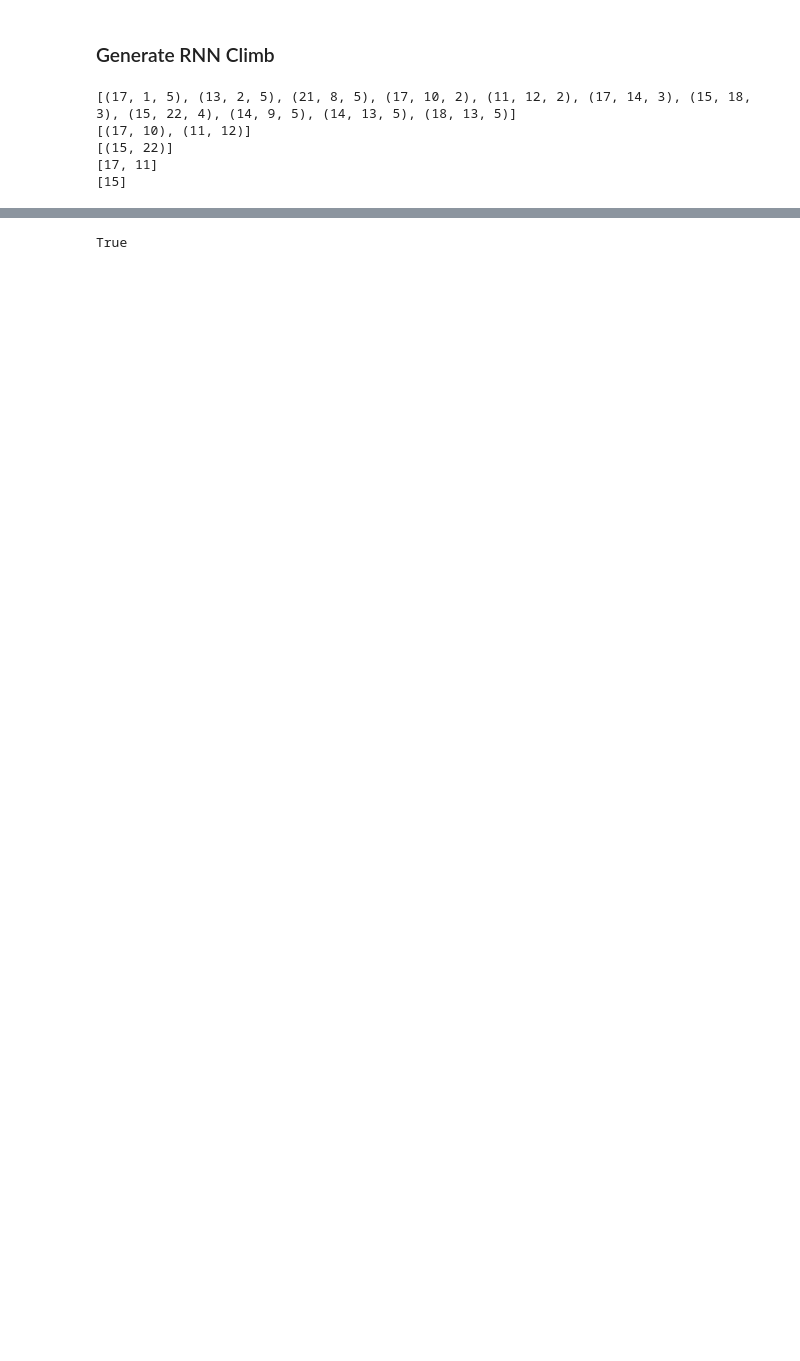
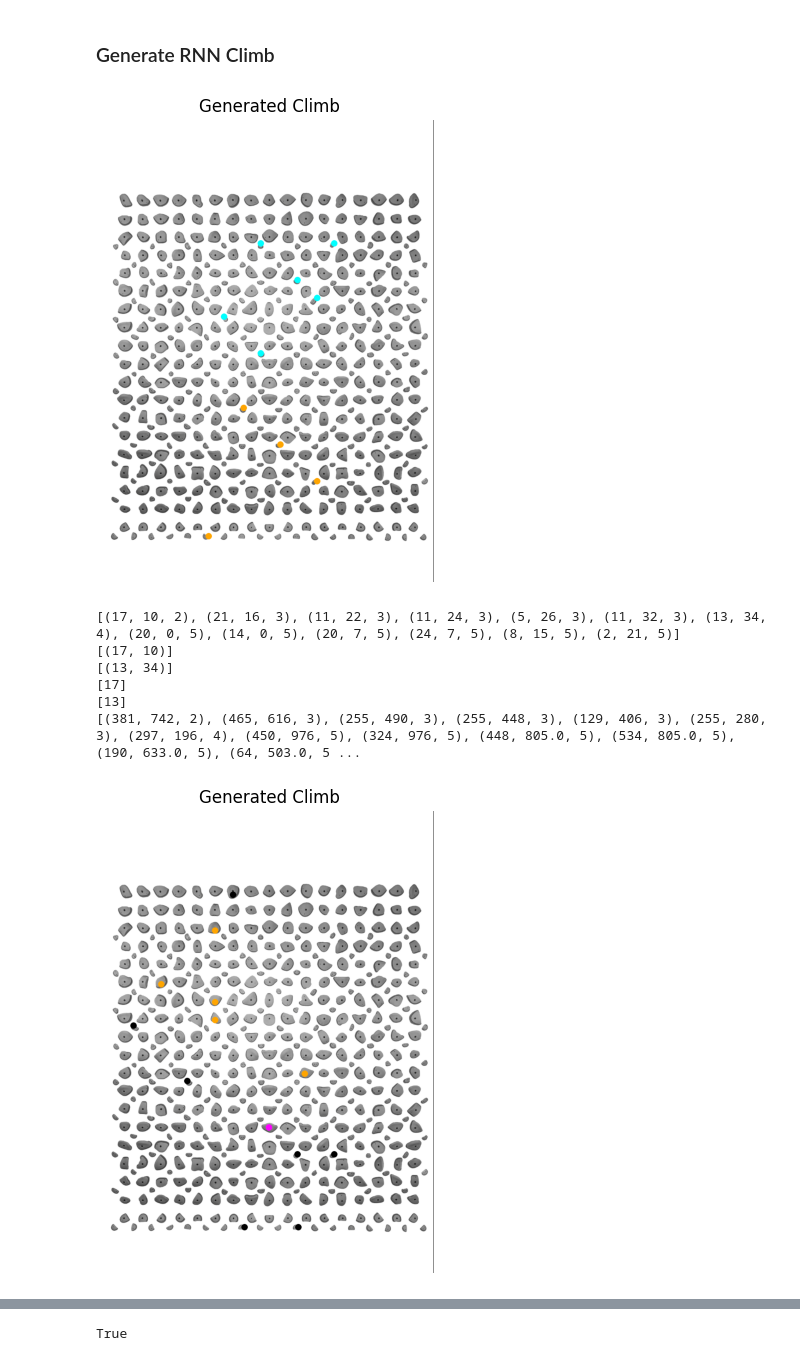
Before and after one commit to ViniciusDugue/KilterBoard-AI, a Jupyter notebook: KilterAI/RNN15_6taskprediction.ipynb, the cells around one changed output, grey strips where cells are left out. Drawn from its saved outputs; the diff is of its cells as text; code cells hidden in the pictures; blank space fills up the shorter version.

```diff
--- a/KilterAI/RNN15_6taskprediction.ipynb
+++ b/KilterAI/RNN15_6taskprediction.ipynb
@@ -104,7 +109,7 @@ filtered_df = merge_filter_climbs(climbs, climb_stats)
 # %%
 filtered_df = filter_climbs(filtered_df, vgrade=-1, angle=-1)
 
-# filtered_df['frames'] = filtered_df['frames'].apply(sort_frame)
+filtered_df['frames'] = filtered_df['frames'].apply(sort_frame)
 filtered_df_to_text_file(filtered_df, file_path='climbs.txt')
 
 
@@ -1206,8 +1209,8 @@ def create_random_climb_image(filtered_df):
 # Assuming you have a DataFrame `filtered_df` and a trained model `model`
 # create_random_climb_image(filtered_df)
 
-# predicted_hold_ids, predicted_vals, generated_hold_class_ids = generate_climb_from_sequence([1459], [3], 10)
-# climb_to_image(predicted_hold_ids, predicted_vals)
+predicted_hold_ids, predicted_vals, generated_hold_class_ids = generate_climb_from_sequence([1459], [3], 10)
+climb_to_image(predicted_hold_ids, predicted_vals)
 
 # def determine_handedness(frame):
 #     triplet_list = frame_to_triplets(frame)
@@ -1227,35 +1230,38 @@ def create_random_climb_image(filtered_df):
 #     avg_start_col = np.mean(start_cols)
 #     avg_finish_col = np.mean(finish_cols)
 
 #     if avg_start_col < avg_finish_col:
 #         return 'right'
 #     else:
 #         return 'left'
 
 def random_climb_handedness(filtered_df):
     if not filtered_df.empty:
         # Select a random row
         random_row = filtered_df.sample(n=1).iloc[0]
 
         # Extract the frame and climb name from the random row
         random_frame = random_row['frames']
         climb_name = random_row['name']  # Adjust this according to the actual column name in your DataFrame
 
         # Determine the handedness of the climb
         handedness = determine_handedness(random_frame)
 
         # Create the image for the random frame
         frame_to_image(random_frame)
 
         # Print the climb name and handedness
         print(f"Climb Name: {climb_name}")
         print(f"Handedness: {handedness.capitalize()}")
     else:
         print("The DataFrame is empty.")
 random_climb_handedness(filtered_df)
 # %% [output]
+[figure, added]
-[(17, 1, 5), (13, 2, 5), (21, 8, 5), (17, 10, 2), (11, 12, 2), (17, 14, 3), (15, 18, 3), (15, 22, 4), (14, 9, 5), (14, 13, 5), (18, 13, 5)]
-[(17, 10), (11, 12)]
-[(15, 22)]
-[17, 11]
-[15]
+[(17, 10, 2), (21, 16, 3), (11, 22, 3), (11, 24, 3), (5, 26, 3), (11, 32, 3), (13, 34, 4), (20, 0, 5), (14, 0, 5), (20, 7, 5), (24, 7, 5), (8, 15, 5), (2, 21, 5)]
+[(17, 10)]
+[(13, 34)]
+[17]
+[13]
+[(381, 742, 2), (465, 616, 3), (255, 490, 3), (255, 448, 3), (129, 406, 3), (255, 280, 3), (297, 196, 4), (450, 976, 5), (324, 976, 5), (448, 805.0, 5), (534, 805.0, 5), (190, 633.0, 5), (64, 503.0, 5 ...
+[figure, added]
```
Also changed, not shown: parts of 7 cells of this notebook, 34 other files.
